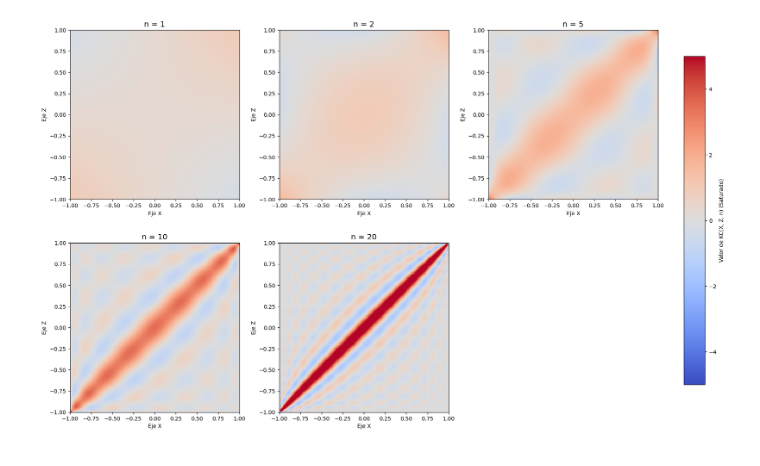
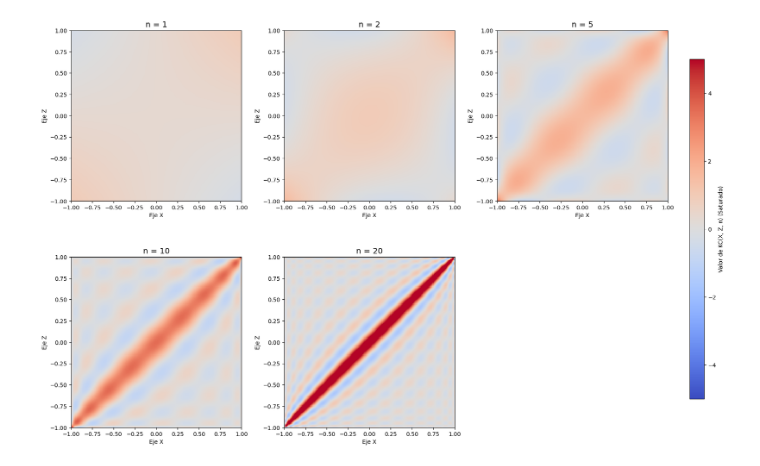
Before and after one commit to IdoiaUrra-TFG/TFG---SVMs-con-Kernels-Ortogonales-Un-Estudio-de-Sensibilidad-por-Grado, a Jupyter notebook: Kernel_de_Chebyshev.ipynb, the cells around one changed output. Saved outputs shown, nothing was run; the diff lists cells and outputs as text; code cells hidden in the pictures.

```diff
--- a/Kernel_de_Chebyshev.ipynb
+++ b/Kernel_de_Chebyshev.ipynb
@@ -132,8 +132,8 @@ files.download("kernel_chebyshev_3D.png")
 [interactive output not drawn]
 # %%
 # Mapa calor
-
 from matplotlib import colors
+import matplotlib.pyplot as plt
 
 Z_total = [vectorized_kc(X, Z, N) for N in n_vals]
 
@@ -142,37 +142,36 @@ COLOR_MAX =  5.0
 norm_personalizada = colors.Normalize(vmin=COLOR_MIN, vmax=COLOR_MAX)
 
 # Panel 2×3
-
 fig, ax = plt.subplots(nrows=2, ncols=3, figsize=(18, 12))
 ax_plano = ax.flatten()
 
 for i, N in enumerate(n_vals):
     eje = ax_plano[i]
     im = eje.imshow(Z_total[i],
                     cmap='coolwarm',
                     interpolation='none',
                     extent=[rango_puntos.min(), rango_puntos.max(),
                             rango_puntos.min(), rango_puntos.max()],
                     origin='lower',
                     norm=norm_personalizada)
     eje.set_title(f'n = {N}', fontsize=14)
     eje.set_xlabel('Eje X')
     eje.set_ylabel('Eje Z')
 
 fig.delaxes(ax_plano[5])
 
-cbar_ax = fig.add_axes([0.92, 0.15, 0.03, 0.7])
+fig.subplots_adjust(left=0.06, bottom=0.08, right=0.88, top=0.92, hspace=0.25, wspace=0.25)
+
+cbar_ax = fig.add_axes([0.91, 0.15, 0.02, 0.7])
 fig.colorbar(im, cax=cbar_ax, label='Valor de KC(X, Z, n) (Saturado)')
 
-fig.tight_layout(rect=[0, 0.03, 0.9, 0.95])
 plt.savefig("calor_chebyshev.png", dpi=150, bbox_inches="tight")
 plt.show()
 
 # Descarga
-
 from google.colab import files
 files.download("calor_chebyshev.png")
 # %% [output]
-[figure, old version]
+[figure, new version]
 [interactive output not drawn]
 [interactive output not drawn]
```
